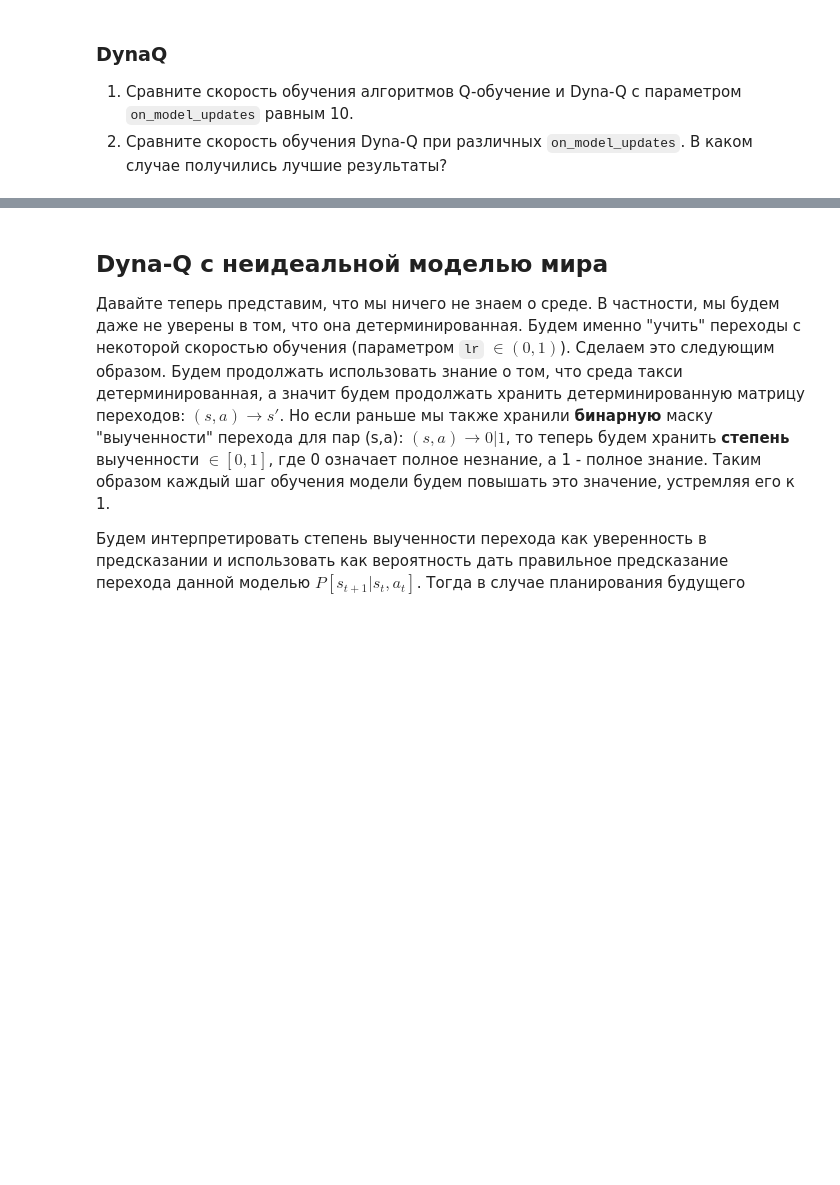
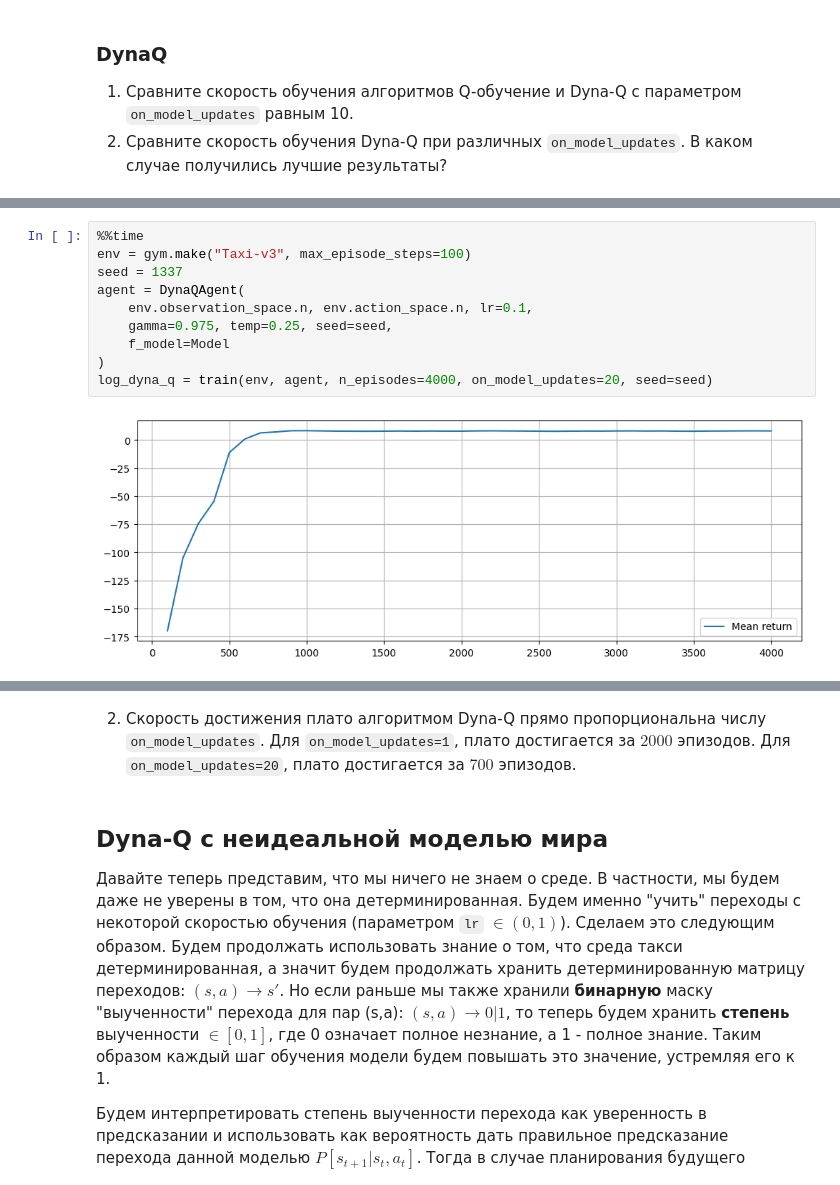
Before and after one commit to vagizD/RL, a Jupyter notebook: practices/prac12/prac12.ipynb, the cells around one changed output, grey strips where cells are left out. Saved outputs shown, nothing was run; the diff lists cells and outputs as text; blank space fills up the shorter version.

```diff
--- a/practices/prac12/prac12.ipynb
+++ b/practices/prac12/prac12.ipynb
@@ -282,0 +332,12 @@ log_dyna_q = train(env, agent, n_episodes=4000, on_model_updates=5, seed=seed)
+# %%
+%%time
+env = gym.make("Taxi-v3", max_episode_steps=100)
+seed = 1337
+agent = DynaQAgent(
+    env.observation_space.n, env.action_space.n, lr=0.1,
+    gamma=0.975, temp=0.25, seed=seed,
+    f_model=Model
+)
+log_dyna_q = train(env, agent, n_episodes=4000, on_model_updates=20, seed=seed)
+# %% [output]
+[figure, added]
@@ -283,3 +347,5 @@ log_dyna_q = train(env, agent, n_episodes=4000, on_model_updates=5, seed=seed)
+# %% [markdown]
+2. Скорость достижения плато алгоритмом Dyna-Q прямо пропорциональна числу `on_model_updates`. Для `on_model_updates=1`, плато достигается за $2000$ эпизодов. Для `on_model_updates=20`, плато достигается за $700$ эпизодов.
 # %% [markdown]
 ## Dyna-Q с неидеальной моделью мира
 
```
Also changed, not shown: parts of 28 cells of this notebook.
